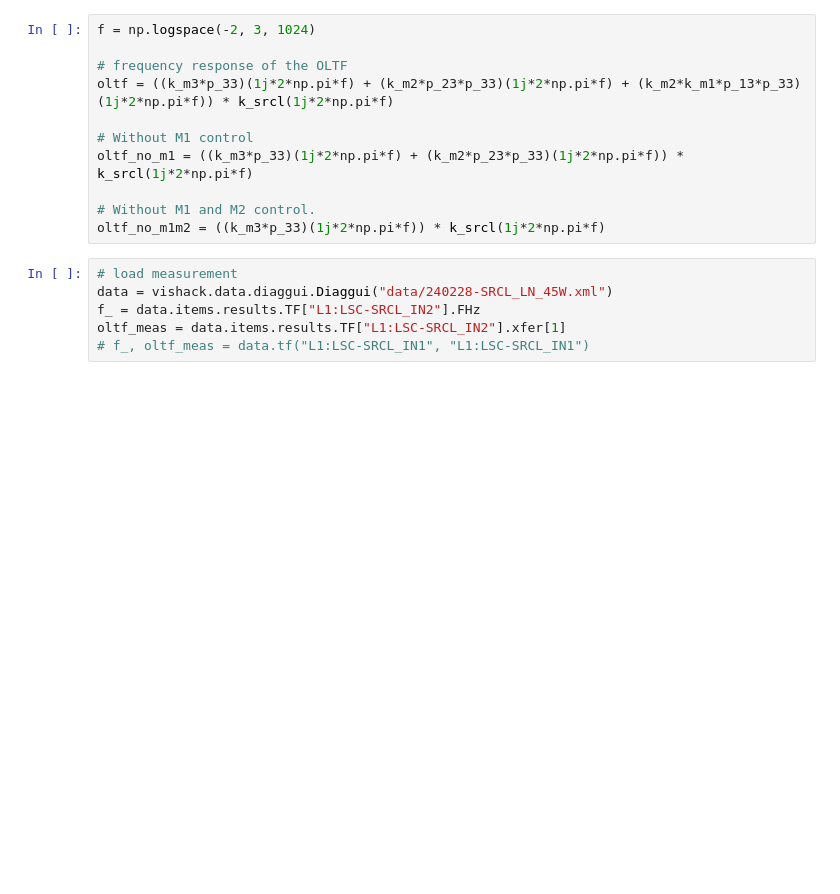
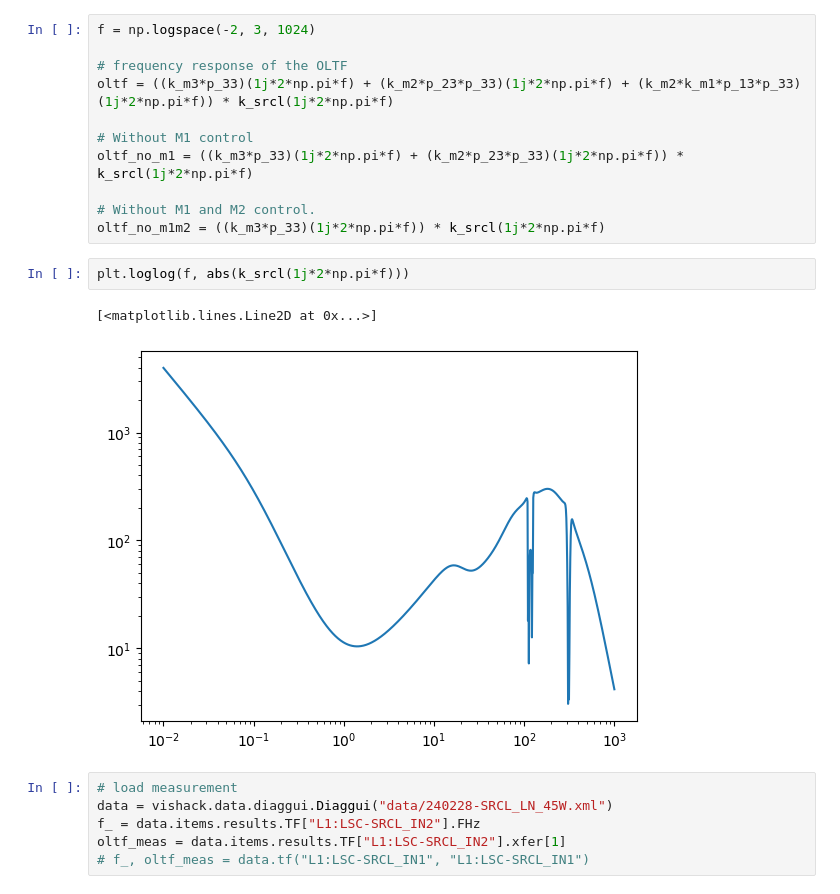
Before and after one commit to terrencetec/srcl, a Jupyter notebook: srcl_oltf.ipynb, the cells around one changed output. Saved outputs shown, nothing was run; the diff lists cells and outputs as text; blank space fills up the shorter version.

```diff
--- a/srcl_oltf.ipynb
+++ b/srcl_oltf.ipynb
@@ -143,6 +143,11 @@ oltf_no_m1 = ((k_m3*p_33)(1j*2*np.pi*f) + (k_m2*p_23*p_33)(1j*2*np.pi*f)) * k_sr
 
 # Without M1 and M2 control.
 oltf_no_m1m2 = ((k_m3*p_33)(1j*2*np.pi*f)) * k_srcl(1j*2*np.pi*f)
+# %%
+plt.loglog(f, abs(k_srcl(1j*2*np.pi*f)))
+# %% [output]
+[<matplotlib.lines.Line2D at 0x...>]
+[figure, added]
 # %%
 # load measurement
 data = vishack.data.diaggui.Diaggui("data/240228-SRCL_LN_45W.xml")
```
Also changed, not shown: parts of 3 cells of this notebook, 5 other files.
